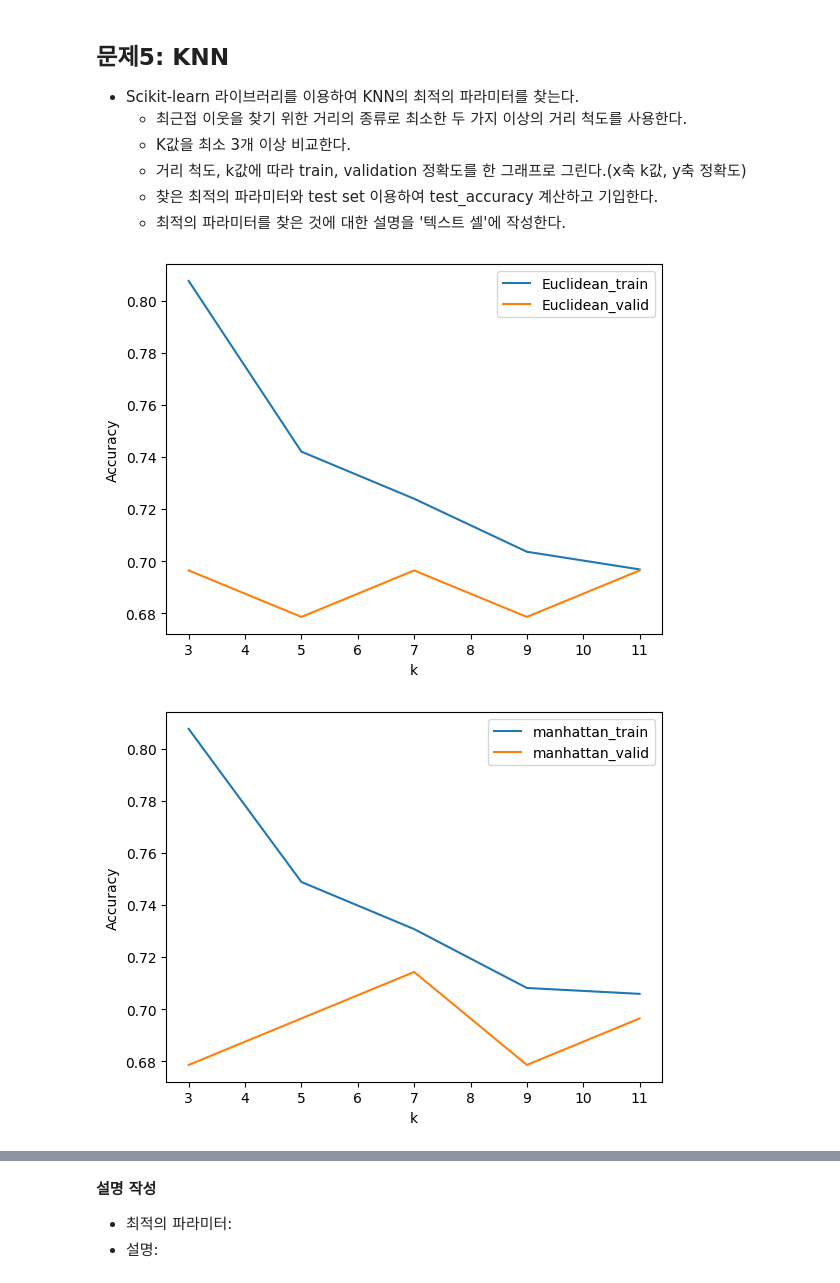
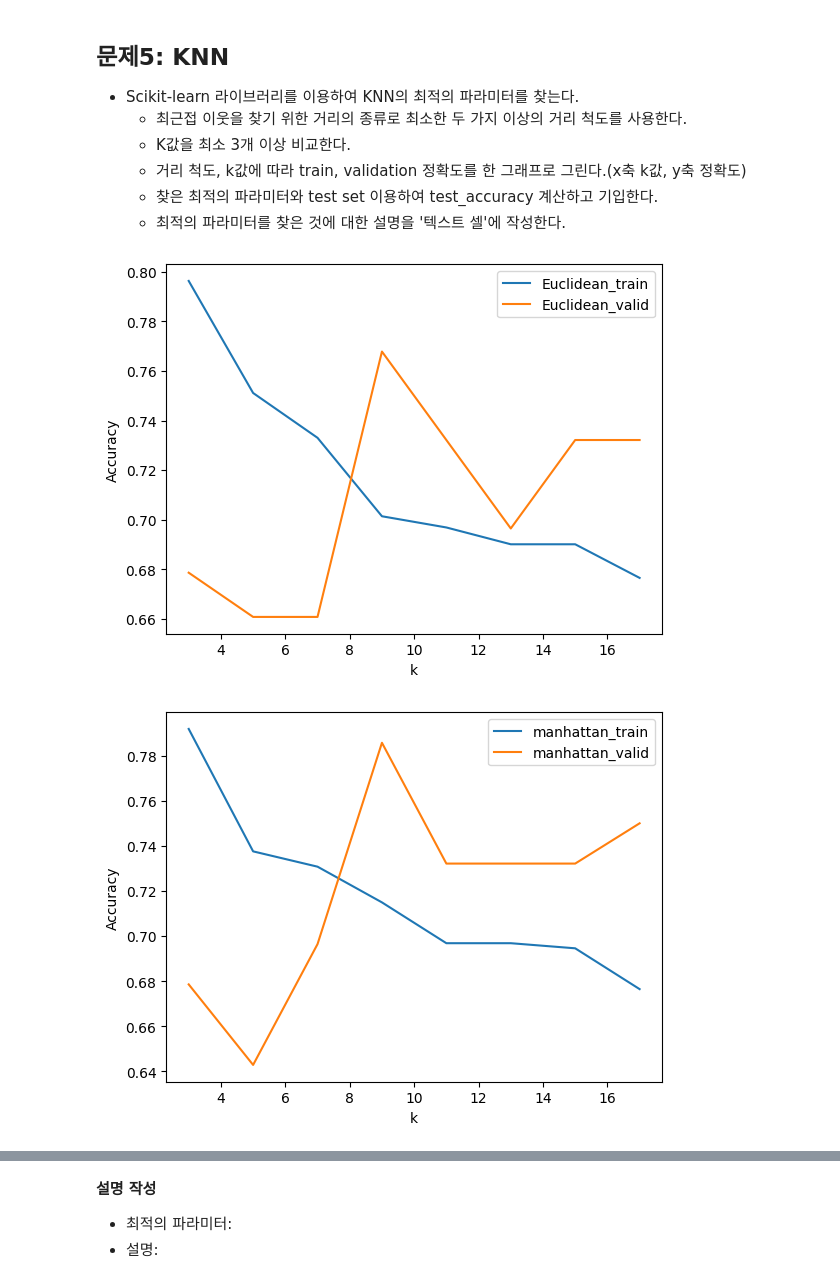
Before and after one commit to ajou20658/2023S-Ajou-ML, a Jupyter notebook: HW2.ipynb, the cells around one changed output, grey strips where cells are left out. Drawn from its saved outputs; the diff is of its cells as text; code cells hidden in the pictures.

```diff
--- a/HW2.ipynb
+++ b/HW2.ipynb
@@ -416,7 +416,7 @@ import matplotlib.ticker as ticker
 ### 문제 1 ###
 ### 코드 작성 ###
 distance_metrics=['euclidean','manhattan']
-k_values=[3,5,7,9,11]
+k_values=[3,5,7,9,11,13,15,17]
 train=[]
 valid=[]
 bestacc=0
@@ -425,39 +425,37 @@ bestmetrics=''
 for dst in distance_metrics:
   for k in k_values:
     term=KNeighborsClassifier(n_neighbors=k,metric=dst)
     term.fit(X_train,y_train)
 
     accuracy = term.score(X_train,y_train)
     train.append(accuracy)
+    accuracy = term.score(X_val,y_val)
+    valid.append(accuracy)
     if accuracy>bestacc:
       bestacc=accuracy
       bestk=k
       bestmetrics=dst
-
-    accuracy = term.score(X_val,y_val)
-    valid.append(accuracy)
-
 
 
 
 plt.plot(k_values,train[:len(k_values)],label='Euclidean_train')
 plt.plot(k_values,valid[:len(k_values)],label='Euclidean_valid')
 plt.xlabel('k')
 plt.ylabel('Accuracy')
 plt.legend()
 plt.show()
 
 plt.plot(k_values,train[len(k_values):],label='manhattan_train')
 plt.plot(k_values,valid[len(k_values):],label='manhattan_valid')
 plt.xlabel('k')
 plt.ylabel('Accuracy')
 plt.legend()
 plt.show()
 
 ################
 # %% [output]
-[figure, old version]
+[figure, new version]
-[figure, old version]
+[figure, new version]
 # %%
 term=KNeighborsClassifier(n_neighbors=bestk,metric=bestmetrics)
 
```
Also changed, not shown: parts of 9 cells of this notebook.
